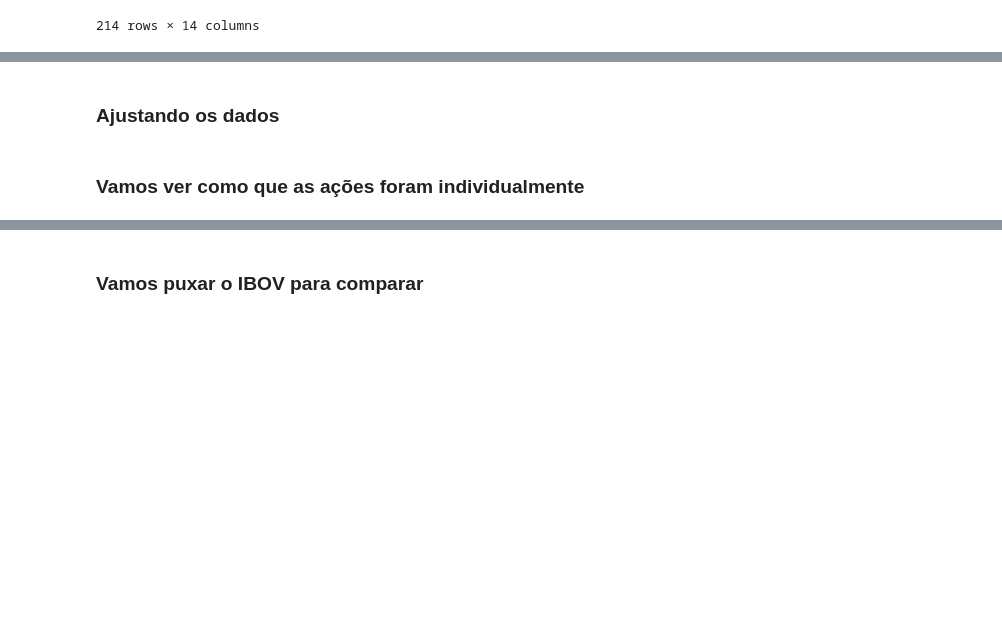
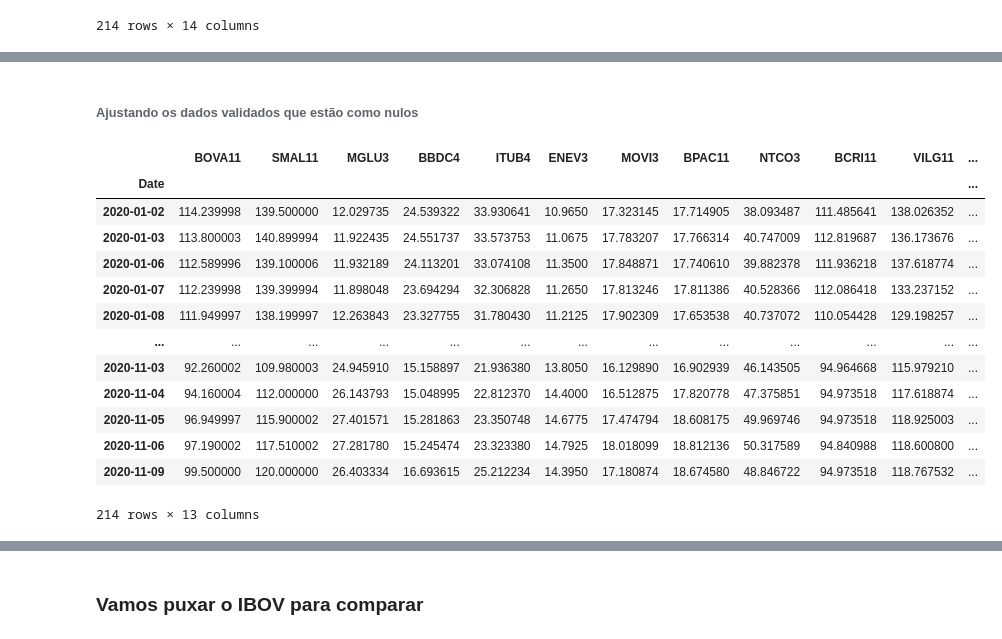
Before and after one commit to gsoaresdz/wallet, a Jupyter notebook: main.ipynb, the cells around one changed output, grey strips where cells are left out. Cells and saved outputs as stored; diff of their text form; code cells hidden in the pictures; blank space fills up the shorter version.

```diff
--- a/main.ipynb
+++ b/main.ipynb
@@ -60,4 +80,26 @@ display(cotacoes_carteira)
 # %% [markdown]
-### Ajustando os dados
+###### Ajustando os dados validados que estão como nulos
-# %% [markdown]
-### Vamos ver como que as ações foram individualmente
+# %%
+df_media = cotacoes_carteira.mean()
+# cotacoes_carteira = cotacoes_carteira.fillna(df_media)
+cotacoes_carteira = cotacoes_carteira.ffill()
+
+#remover o ativo que não tem cotação
+cotacoes_carteira = cotacoes_carteira.dropna(axis=1)
+
+display(cotacoes_carteira)
+# %% [output]
+|  | BOVA11 | SMAL11 | MGLU3 | BBDC4 | ITUB4 | ENEV3 | MOVI3 | BPAC11 | NTCO3 | BCRI11 | VILG11 | ... |
+| Date |  |  |  |  |  |  |  |  |  |  |  | ... |
+| 2020-01-02 | 114.239998 | 139.500000 | 12.029735 | 24.539322 | 33.930641 | 10.9650 | 17.323145 | 17.714905 | 38.093487 | 111.485641 | 138.026352 | ... |
+| 2020-01-03 | 113.800003 | 140.899994 | 11.922435 | 24.551737 | 33.573753 | 11.0675 | 17.783207 | 17.766314 | 40.747009 | 112.819687 | 136.173676 | ... |
+| 2020-01-06 | 112.589996 | 139.100006 | 11.932189 | 24.113201 | 33.074108 | 11.3500 | 17.848871 | 17.740610 | 39.882378 | 111.936218 | 137.618774 | ... |
+| 2020-01-07 | 112.239998 | 139.399994 | 11.898048 | 23.694294 | 32.306828 | 11.2650 | 17.813246 | 17.811386 | 40.528366 | 112.086418 | 133.237152 | ... |
+| 2020-01-08 | 111.949997 | 138.199997 | 12.263843 | 23.327755 | 31.780430 | 11.2125 | 17.902309 | 17.653538 | 40.737072 | 110.054428 | 129.198257 | ... |
+| ... | ... | ... | ... | ... | ... | ... | ... | ... | ... | ... | ... | ... |
+| 2020-11-03 | 92.260002 | 109.980003 | 24.945910 | 15.158897 | 21.936380 | 13.8050 | 16.129890 | 16.902939 | 46.143505 | 94.964668 | 115.979210 | ... |
+| 2020-11-04 | 94.160004 | 112.000000 | 26.143793 | 15.048995 | 22.812370 | 14.4000 | 16.512875 | 17.820778 | 47.375851 | 94.973518 | 117.618874 | ... |
+| 2020-11-05 | 96.949997 | 115.900002 | 27.401571 | 15.281863 | 23.350748 | 14.6775 | 17.474794 | 18.608175 | 49.969746 | 94.973518 | 118.925003 | ... |
+| 2020-11-06 | 97.190002 | 117.510002 | 27.281780 | 15.245474 | 23.323380 | 14.7925 | 18.018099 | 18.812136 | 50.317589 | 94.840988 | 118.600800 | ... |
+| 2020-11-09 | 99.500000 | 120.000000 | 26.403334 | 16.693615 | 25.212234 | 14.3950 | 17.180874 | 18.674580 | 48.846722 | 94.973518 | 118.767532 | ... |
+214 rows × 13 columns
```
Also changed, not shown: parts of 5 cells of this notebook.
